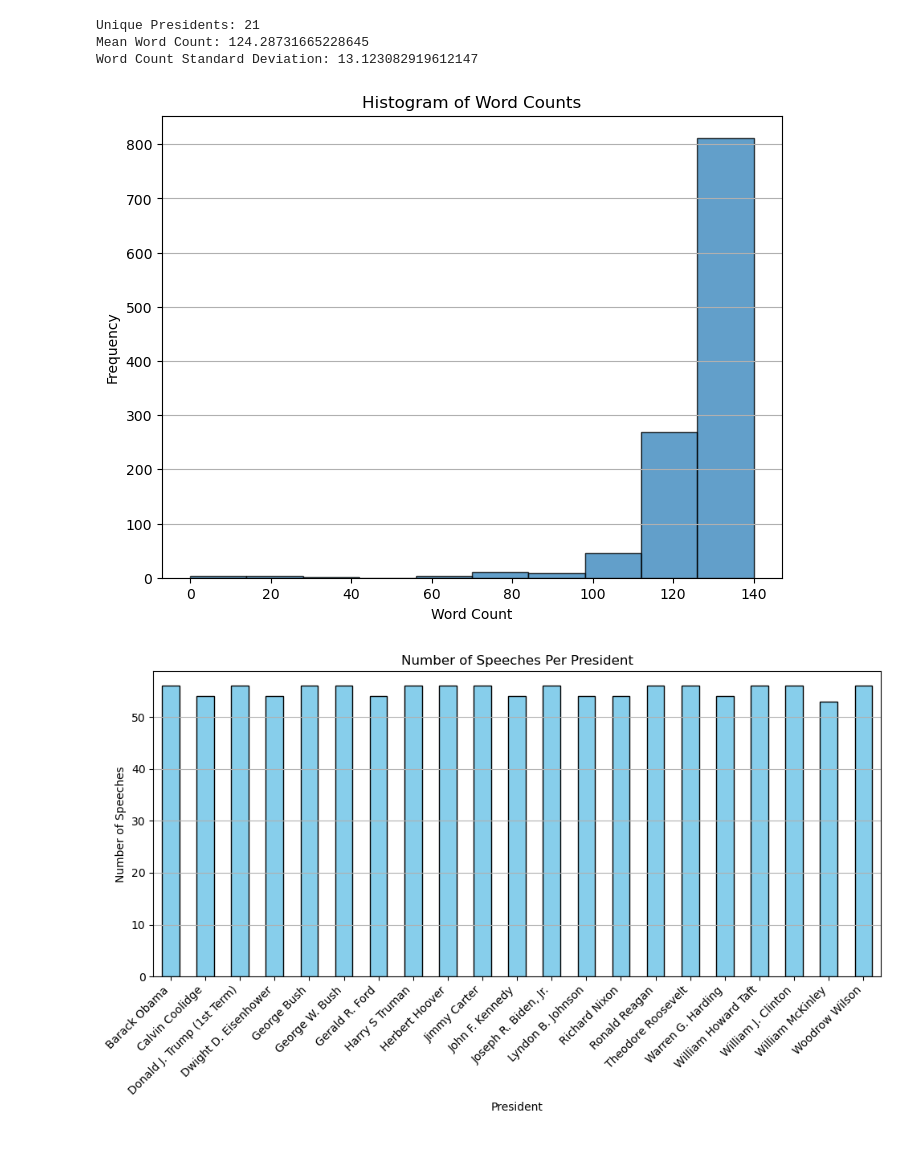
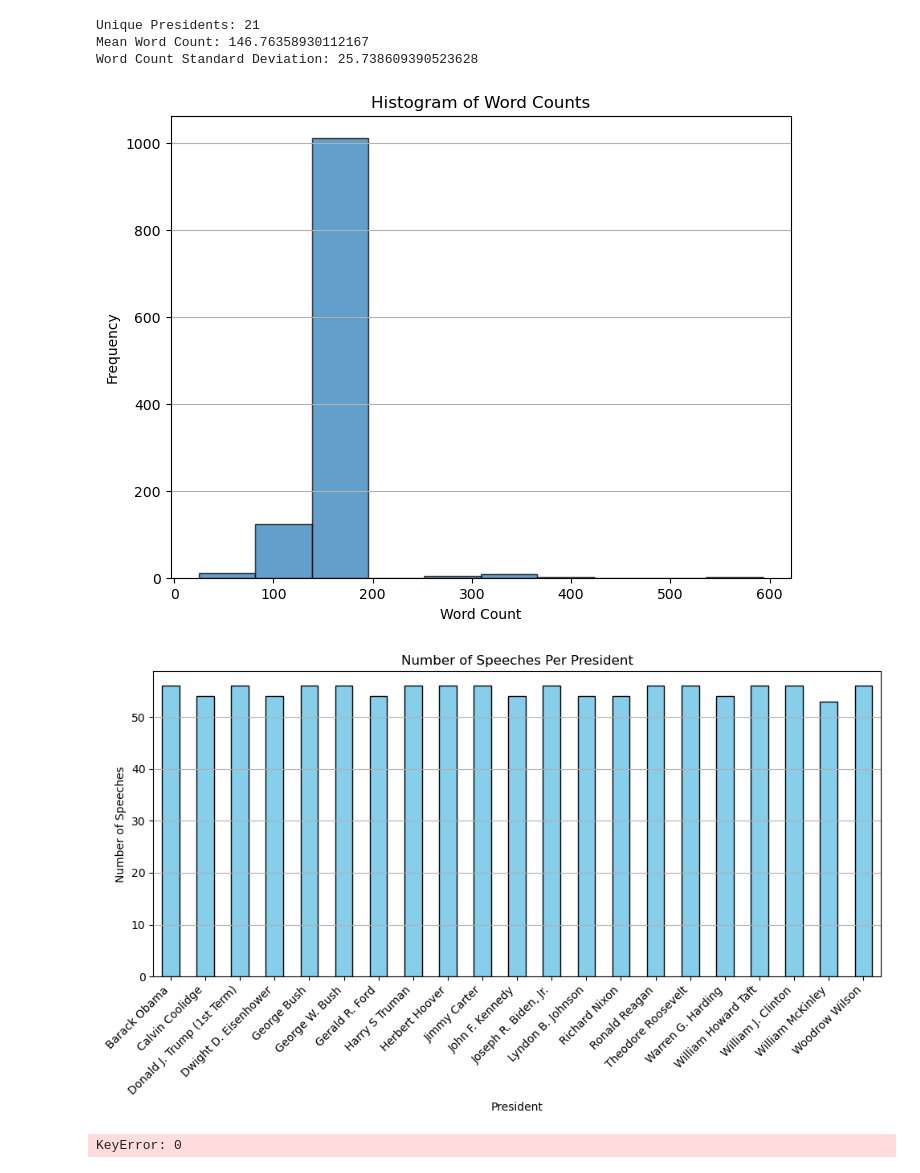
Before and after one commit to Gargant0373/PresidentialSpeechSampling, a Jupyter notebook: stats.ipynb, the cells around one changed output. Drawn from its saved outputs; the diff is of its cells as text; code cells hidden in the pictures.

```diff
--- a/stats.ipynb
+++ b/stats.ipynb
@@ -2,41 +2,50 @@
 import pandas as pd
 import matplotlib.pyplot as plt
 
-file_path = "samples/speech_samples_130.json"
+file_path = "samples/speech_samples_150.json"
 data = pd.read_json(file_path)
 
 unique_presidents = data["president"].nunique()
 mean_word_count = data["word_count"].mean()
 std_word_count = data["word_count"].std()
 
 speeches_per_president = data.groupby("president").size()
 
 samples_per_president = data.groupby("president")["sample"].apply(list)
 
 print("Unique Presidents:", unique_presidents)
 print("Mean Word Count:", mean_word_count)
 print("Word Count Standard Deviation:", std_word_count)
 
 plt.figure(figsize=(8, 6))
 plt.hist(data["word_count"], bins=10, edgecolor="black", alpha=0.7)
 plt.title("Histogram of Word Counts")
 plt.xlabel("Word Count")
 plt.ylabel("Frequency")
 plt.grid(axis="y")
 plt.show()
 
 plt.figure(figsize=(10, 6))
 speeches_per_president.plot(kind="bar", color="skyblue", edgecolor="black")
 plt.title("Number of Speeches Per President")
 plt.xlabel("President")
 plt.ylabel("Number of Speeches")
 plt.xticks(rotation=45, ha="right")
 plt.grid(axis="y")
 plt.tight_layout()
 plt.show()
 # %% [output]
 Unique Presidents: 21
-Mean Word Count: 124.28731665228645
-Word Count Standard Deviation: 13.123082919612147
+Mean Word Count: 146.76358930112167
+Word Count Standard Deviation: 25.738609390523628
-[figure, old version]
+[figure, new version]
 [figure]
+# %%
+# Find speeches that have sentences longer than 300 words
+long_sentences = data[data["word_count"] > 300]
+for index, row in long_sentences.iterrows():
+    print(row["president"], row["year"], row["word_count"])
+    print(row["sample"])
+    print()
+# %% [output]
+KeyError: 0
```
Also changed, not shown: 1 other file.
